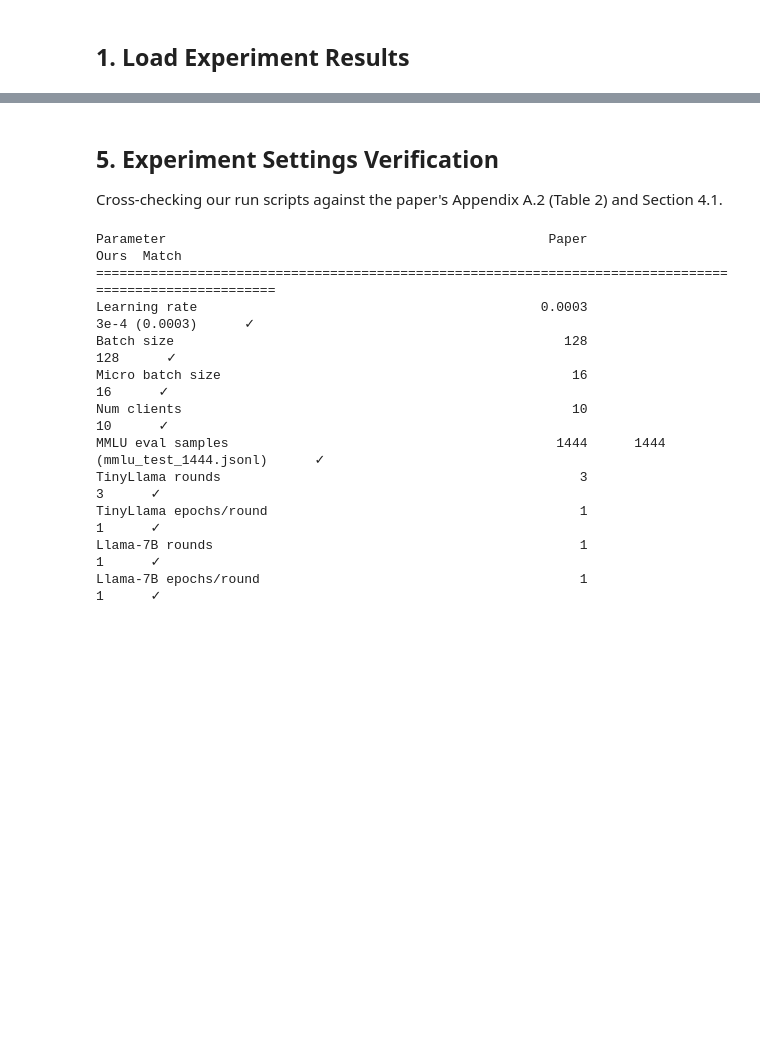
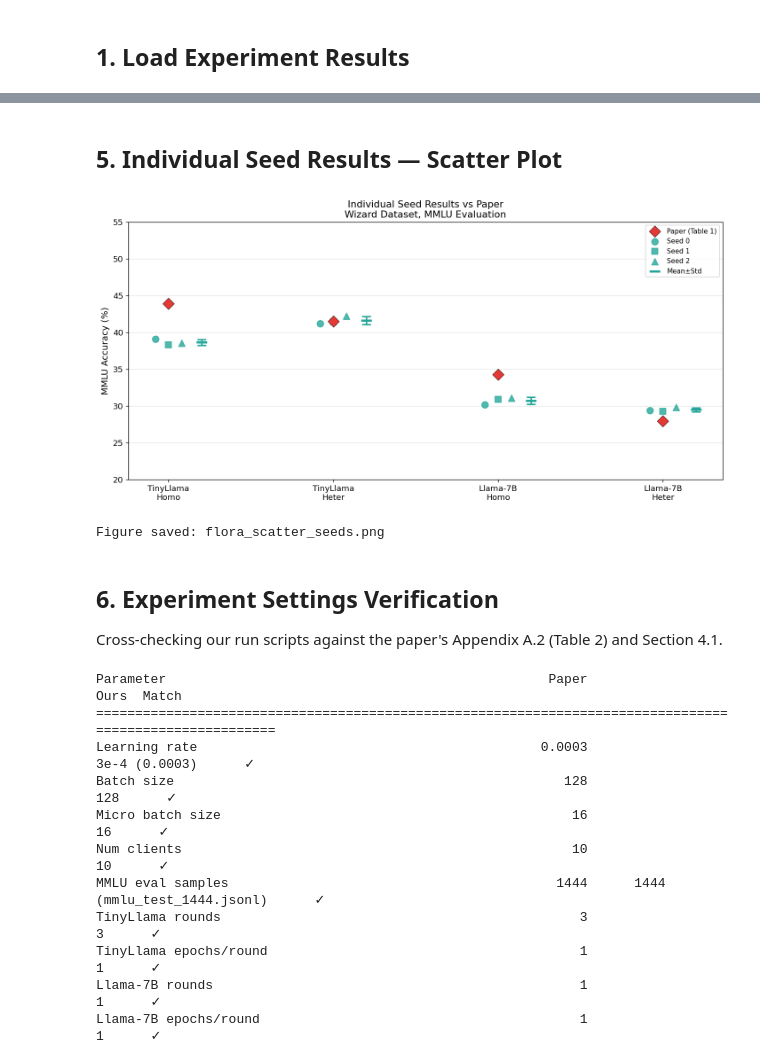
Before and after one commit to trantrieuvy/FederatedLLM, a Jupyter notebook: flora_results_analysis.ipynb, the cells around one changed output, grey strips where cells are left out. Cells and saved outputs as stored; diff of their text form; code cells hidden in the pictures; blank space fills up the shorter version.

```diff
--- a/flora_results_analysis.ipynb
+++ b/flora_results_analysis.ipynb
@@ -160,6 +233,48 @@ print("Figure saved: flora_comparison_bars.png")
 Figure saved: flora_comparison_bars.png
+# %% [markdown]
+## 5. Individual Seed Results — Scatter Plot
+# %%
+fig, ax = plt.subplots(figsize=(12, 6))
+
+keys = list(paper.keys())
+x = np.arange(len(keys))
+xlabels = [labels[k].replace(' ', '\n') for k in keys]
+
+# Paper values
+ax.scatter(x, [paper[k] for k in keys], marker='D', s=120, color='#E53935', zorder=5,
+           label='Paper (Table 1)', edgecolors='black', linewidths=0.5)
+
+# Individual seed results
+seed_markers = {0: 'o', 1: 's', 2: '^'}
+for s in SEEDS:
+    vals = [seed_results[k][s][-1] for k in keys]
+    jitter = (s - 1) * 0.08
+    ax.scatter(x + jitter, vals, marker=seed_markers[s], s=80, color='#26A69A', zorder=4,
+               alpha=0.8, label=f'Seed {s}' if True else None)
+
+# Mean with error bars
+means = [stats[k]['mean'] for k in keys]
+stds = [stats[k]['std'] for k in keys]
+ax.errorbar(x + 0.2, means, yerr=stds, fmt='none', color='#26A69A', capsize=6, capthick=2, linewidth=2, zorder=3)
+ax.scatter(x + 0.2, means, marker='_', s=200, color='#26A69A', zorder=6, linewidths=3, label='Mean±Std')
+
+ax.set_xticks(x)
+ax.set_xticklabels(xlabels, fontsize=11)
+ax.set_ylabel('MMLU Accuracy (%)', fontsize=12)
+ax.set_title('Individual Seed Results vs Paper\nWizard Dataset, MMLU Evaluation', fontsize=13)
+ax.legend(fontsize=9, loc='upper right')
+ax.grid(True, alpha=0.3, axis='y')
+ax.set_ylim(20, 55)
+
+plt.tight_layout()
+plt.savefig('flora_scatter_seeds.png', bbox_inches='tight')
+plt.show()
+print("Figure saved: flora_scatter_seeds.png")
+# %% [output]
+[figure, added]
+Figure saved: flora_scatter_seeds.png
 # %% [markdown]
-## 5. Experiment Settings Verification
+## 6. Experiment Settings Verification
 
 Cross-checking our run scripts against the paper's Appendix A.2 (Table 2) and Section 4.1.
 # %%
```
Also changed, not shown: parts of 23 cells of this notebook.
